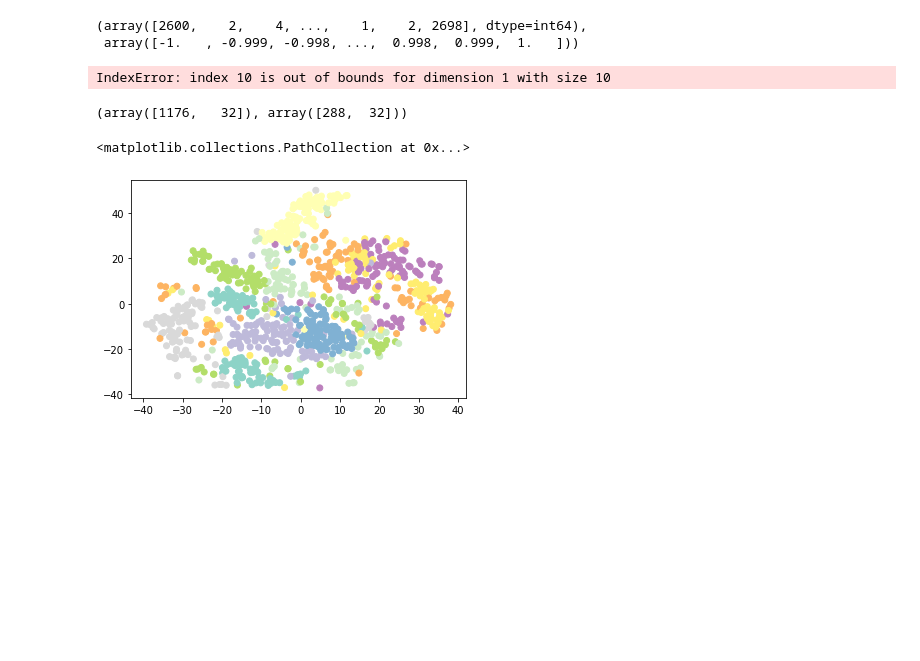
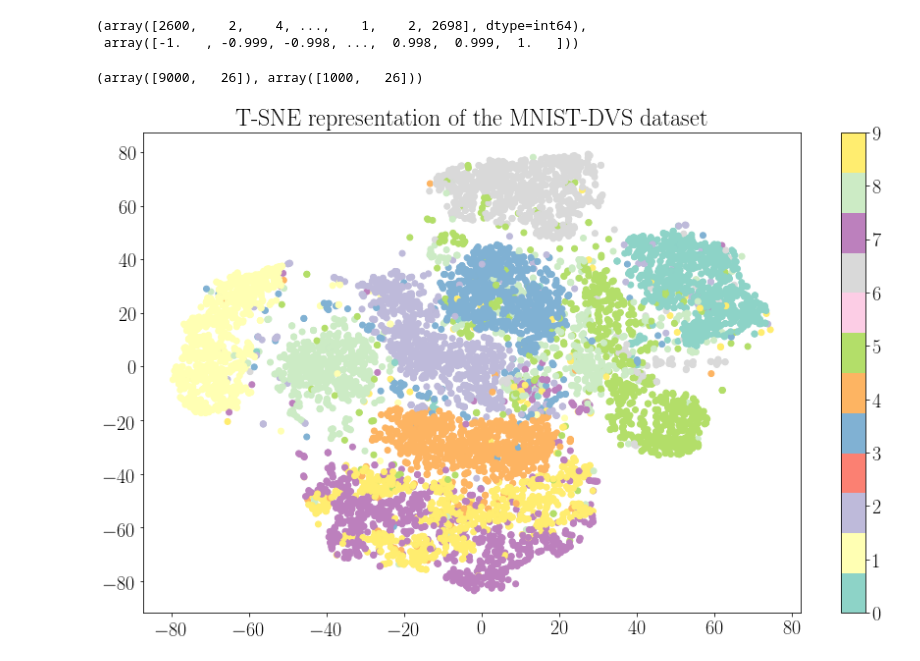
Before and after one commit to kclip/BayesBiSNN, a Jupyter notebook: BBSNN_notebook.ipynb, the cells around one changed output. Cells and saved outputs as stored; diff of their text form; code cells hidden in the pictures; blank space fills up the shorter version.

```diff
--- a/BBSNN_notebook.ipynb
+++ b/BBSNN_notebook.ipynb
@@ -117,7 +145,7 @@ hist, edges
 from sklearn.manifold import TSNE
 from data_preprocessing.load_data import get_batch_example
 # %%
-dataset = tables.open_file(r"C:\Users\K1804053\OneDrive - King's College London\PycharmProjects\datasets\DvsGesture\dvs_gestures_events.hdf5")
+dataset = tables.open_file(r"C:\Users\K1804053\OneDrive - King's College London\PycharmProjects\datasets\mnist-dvs\mnist_dvs_events.hdf5")
 test_data = dataset.root.test
 train_data = dataset.root.train
 
@@ -127,7 +155,7 @@ dt = 1000  # us
 sample_length = 2000  # length of samples during training in ms
 T = int(sample_length * 1000 / dt)  # number of timesteps in a sample
 input_size = [2 * (dataset.root.stats.train_data[1] ** 2)]
-n_classes = 10
+n_classes = dataset.root.stats.test_data[1]
 n_samples = dataset.root.stats.train_data[0]
 
 n_batchs = n_samples // batch_size + (1 - (n_samples % batch_size == 0))
@@ -150,17 +178,23 @@ for i in range(n_batchs):
 
     inputs_ = torch.cat((inputs_, torch.sum(inputs, dim=1)/T))
     labels_ = torch.cat((labels_, torch.argmax(torch.sum(labels, dim=-1)/T, dim=-1)))
-# %% [output]
-IndexError: index 10 is out of bounds for dimension 1 with size 10
 # %%
 dataset.root.stats.train_data[:], dataset.root.stats.test_data[:]
 # %% [output]
-(array([1176,   32]), array([288,  32]))
+(array([9000,   26]), array([1000,   26]))
 # %%
 tsne = TSNE()
 test = tsne.fit_transform(inputs_, labels_)
-# %%
-plt.scatter(test[:, 0], test[:, 1], c=labels_, cmap='Set3')
-# %% [output]
-<matplotlib.collections.PathCollection at 0x...>
-[figure, removed]
+# %%
+plt.rc('text', usetex=True)
+plt.rc('font', family='serif', size=20)
+
+fig, axs = plt.subplots(1, 1, figsize=(15,9))
+
+scat = axs.scatter(test[:, 0], test[:, 1], c=labels_, cmap='Set3')
+fig.colorbar(scat, ax=axs)
+
+axs.set_title('T-SNE representation of the MNIST-DVS dataset')
+plt.savefig(r"C:\Users\K1804053\OneDrive - King's College London\PhD\BayesBiSNN\tsne_mnistdvs.pdf", format='pdf', dpi=1000)
+# %% [output]
+[figure, added]
```
Also changed, not shown: parts of 6 cells of this notebook, 4 other files.
